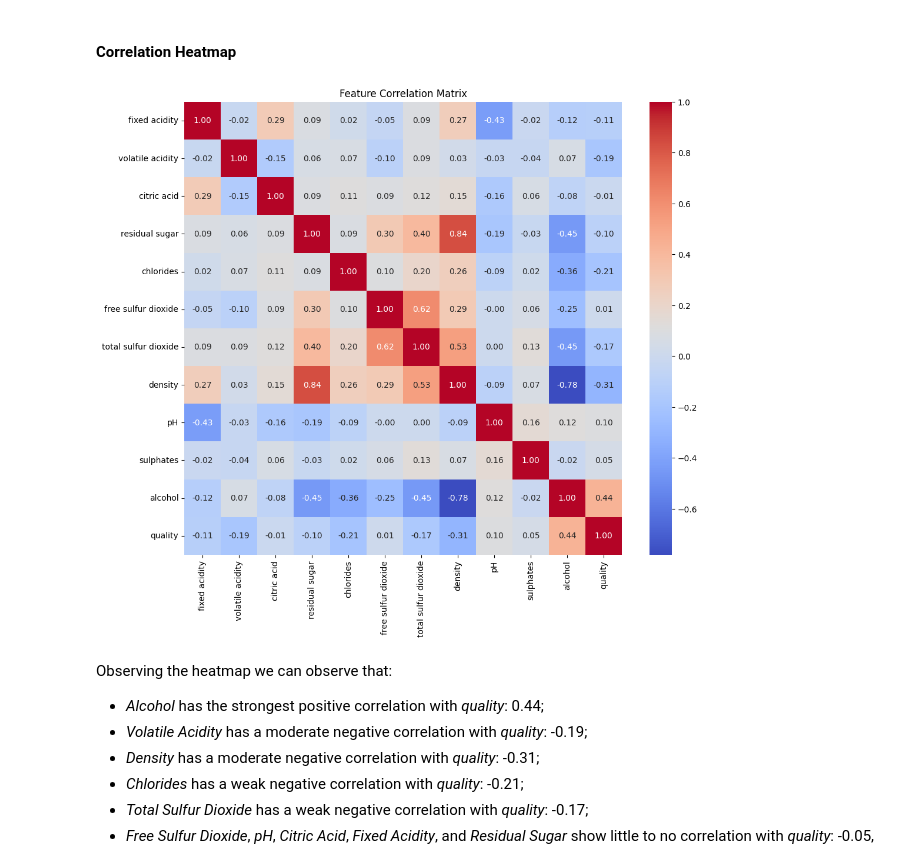
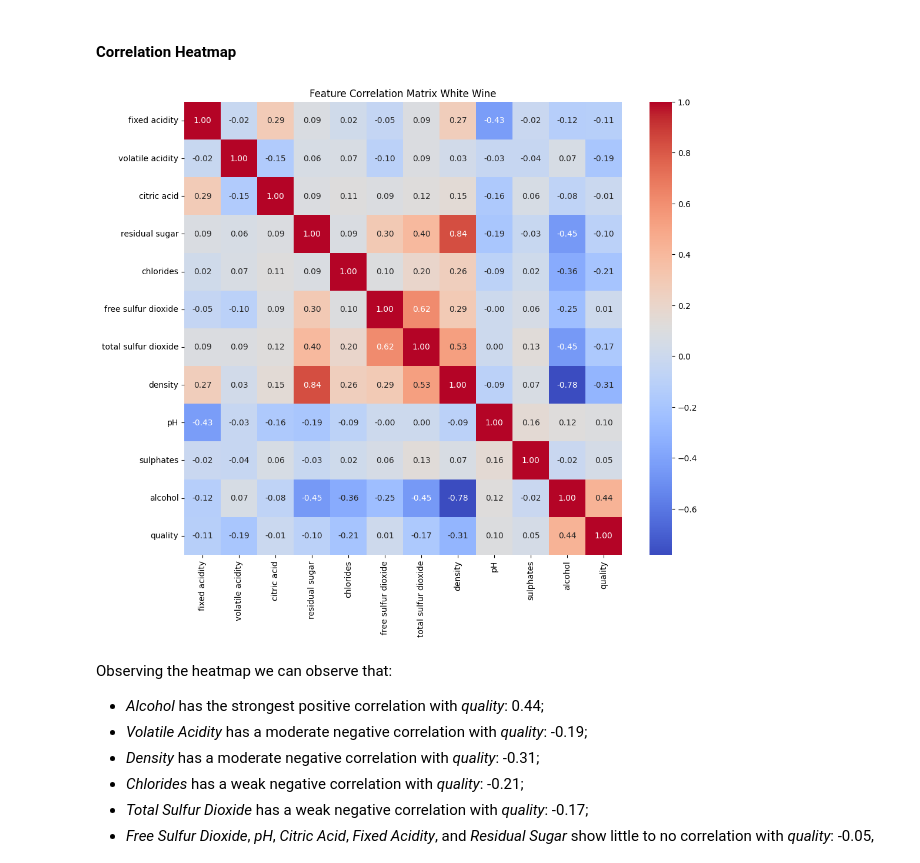
Before and after one commit to mavsilverio/Data-Mining-Project, a Jupyter notebook: Projeto DM - final.ipynb, the cells around one changed output. Drawn from its saved outputs; the diff is of its cells as text; code cells hidden in the pictures.

```diff
--- a/Projeto DM - final.ipynb
+++ b/Projeto DM - final.ipynb
@@ -333,15 +334,15 @@ plt.show()
 # %%
 # Correlation Matrix to better analyse what features should be included in the dataset
 
 corr_df2 = df2.corr().drop(index='wine_type', columns='wine_type')
 
 # Heatmap
 plt.figure(figsize=(12, 10))
 sns.heatmap(corr_df2, annot=True, fmt=".2f", cmap="coolwarm", cbar=True)
-plt.title("Feature Correlation Matrix")
+plt.title("Feature Correlation Matrix White Wine")
 plt.show()
 # %% [output]
-[figure, old version]
+[figure, new version]
 # %% [markdown]
 Observing the heatmap we can observe that:
 
```
Also changed, not shown: parts of 52 cells of this notebook.
